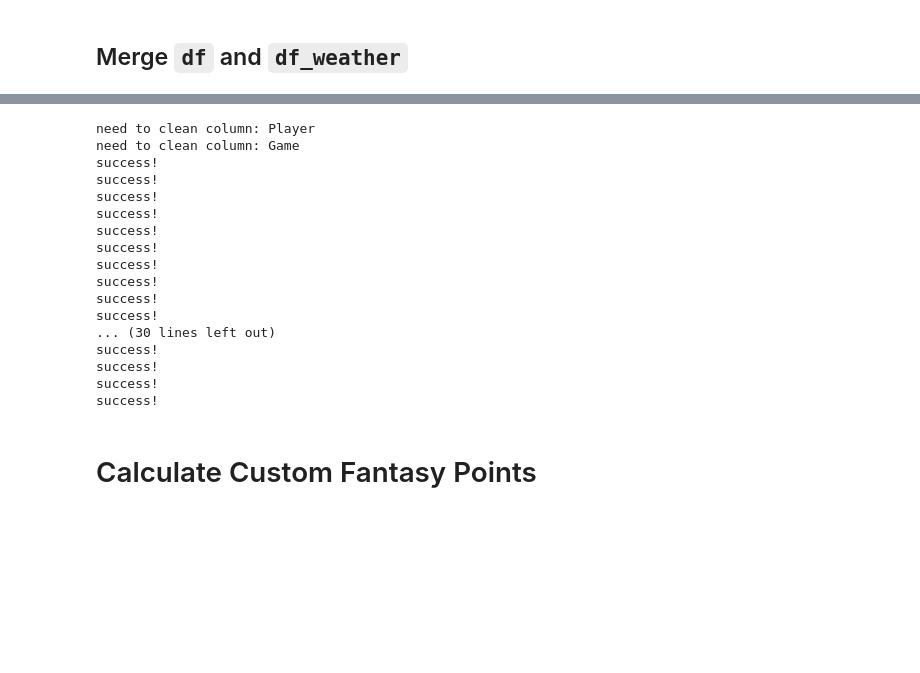
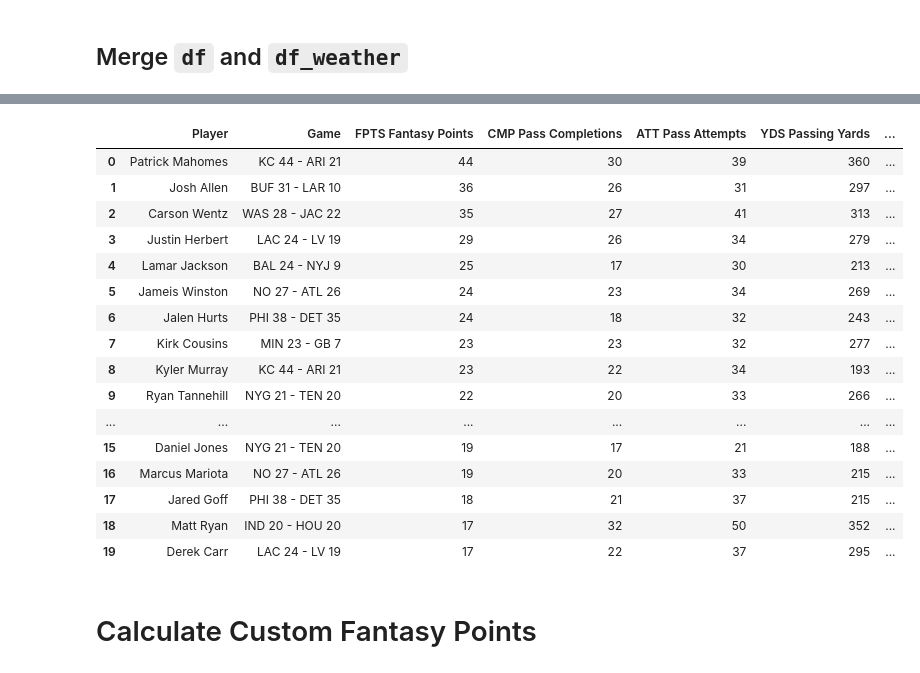
Before and after one commit to dancosta154/Fantasy_Football_Modeling, a Jupyter notebook: main_df.ipynb, the cells around one changed output, grey strips where cells are left out. Drawn from its saved outputs; the diff is of its cells as text; code cells hidden in the pictures; blank space fills up the shorter version.

```diff
--- a/main_df.ipynb
+++ b/main_df.ipynb
@@ -345,3 +345,8 @@ df.head()
 | 2 | Carson Wentz | WAS 28 - JAC 22 | 35 | 27 | 41 | 313 | ... |
 | 3 | Justin Herbert | LAC 24 - LV 19 | 29 | 26 | 34 | 279 | ... |
 | 4 | Lamar Jackson | BAL 24 - NYJ 9 | 25 | 17 | 30 | 213 | ... |
+# %%
+df['Opp_Team_Name_Full'] = df['Opp'].map(get_key)
+# %%
+df['Opp_Team_Mascot'] = df['Opp_Team_Name_Full'].map(lambda x: x.split()[-1])
+df.head()
@@ -466,5 +496,25 @@ success!
 # %%
-df = pd.merge(df, weather_df, left_on = ['Team_Name_Mascot', 'Week'], right_on = ['Home', 'Week'], how = 'left')
+df = pd.merge(df, weather_df, left_on = ['Opp_Team_Mascot', 'Team_Name_Mascot', 'Week'], right_on = ['Home', 'Away', 'Week'], how = 'left')
+# %%
+df.head(20)
+# %% [output]
+|  | Player | Game | FPTS Fantasy Points | CMP Pass Completions | ATT Pass Attempts | YDS Passing Yards | ... |
+| 0 | Patrick Mahomes | KC 44 - ARI 21 | 44 | 30 | 39 | 360 | ... |
+| 1 | Josh Allen | BUF 31 - LAR 10 | 36 | 26 | 31 | 297 | ... |
+| 2 | Carson Wentz | WAS 28 - JAC 22 | 35 | 27 | 41 | 313 | ... |
+| 3 | Justin Herbert | LAC 24 - LV 19 | 29 | 26 | 34 | 279 | ... |
+| 4 | Lamar Jackson | BAL 24 - NYJ 9 | 25 | 17 | 30 | 213 | ... |
+| 5 | Jameis Winston | NO 27 - ATL 26 | 24 | 23 | 34 | 269 | ... |
+| 6 | Jalen Hurts | PHI 38 - DET 35 | 24 | 18 | 32 | 243 | ... |
+| 7 | Kirk Cousins | MIN 23 - GB 7 | 23 | 23 | 32 | 277 | ... |
+| 8 | Kyler Murray | KC 44 - ARI 21 | 23 | 22 | 34 | 193 | ... |
+| 9 | Ryan Tannehill | NYG 21 - TEN 20 | 22 | 20 | 33 | 266 | ... |
+| ... | ... | ... | ... | ... | ... | ... | ... |
+| 15 | Daniel Jones | NYG 21 - TEN 20 | 19 | 17 | 21 | 188 | ... |
+| 16 | Marcus Mariota | NO 27 - ATL 26 | 19 | 20 | 33 | 215 | ... |
+| 17 | Jared Goff | PHI 38 - DET 35 | 18 | 21 | 37 | 215 | ... |
+| 18 | Matt Ryan | IND 20 - HOU 20 | 17 | 32 | 50 | 352 | ... |
+| 19 | Derek Carr | LAC 24 - LV 19 | 17 | 22 | 37 | 295 | ... |
 # %%
 df['Away_Game'] = np.where(df['Away'] == df['Team_Name_Mascot'], 1, 0)
 df['Home_Game'] = np.where(df['Home'] == df['Team_Name_Mascot'], 1, 0)
@@ -474,21 +524,3 @@ df['XP_Missed'] = df['XPA'] - df['XPM']
 df.fillna(0, inplace=True)
 # %%
 change_col_types(df)
-# %% [output]
-need to clean column: Player
-need to clean column: Game
-success!
-success!
-success!
-success!
-success!
-success!
-success!
-success!
-success!
-success!
-... (30 lines left out)
-success!
-success!
-success!
-success!
```
Also changed, not shown: parts of 17 cells of this notebook, 11 other files.
